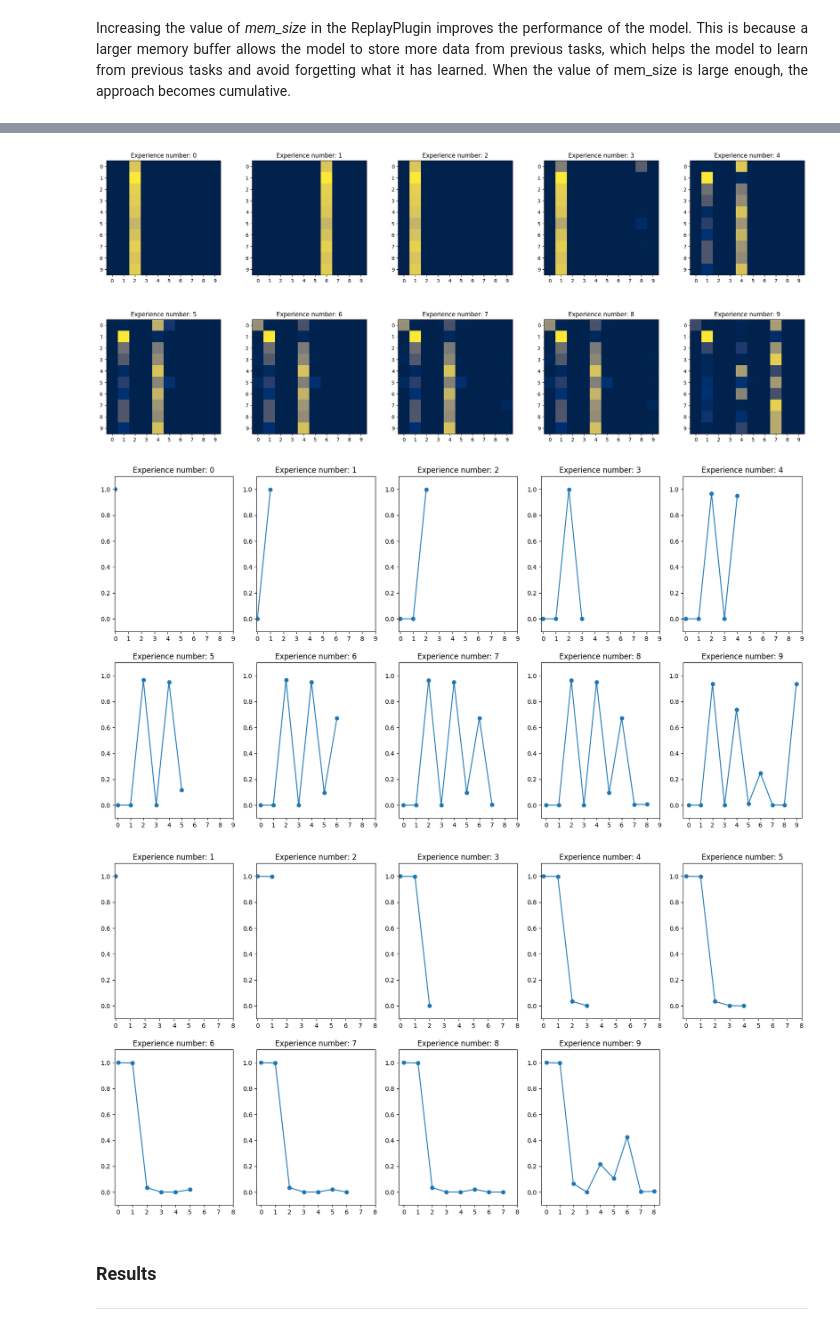
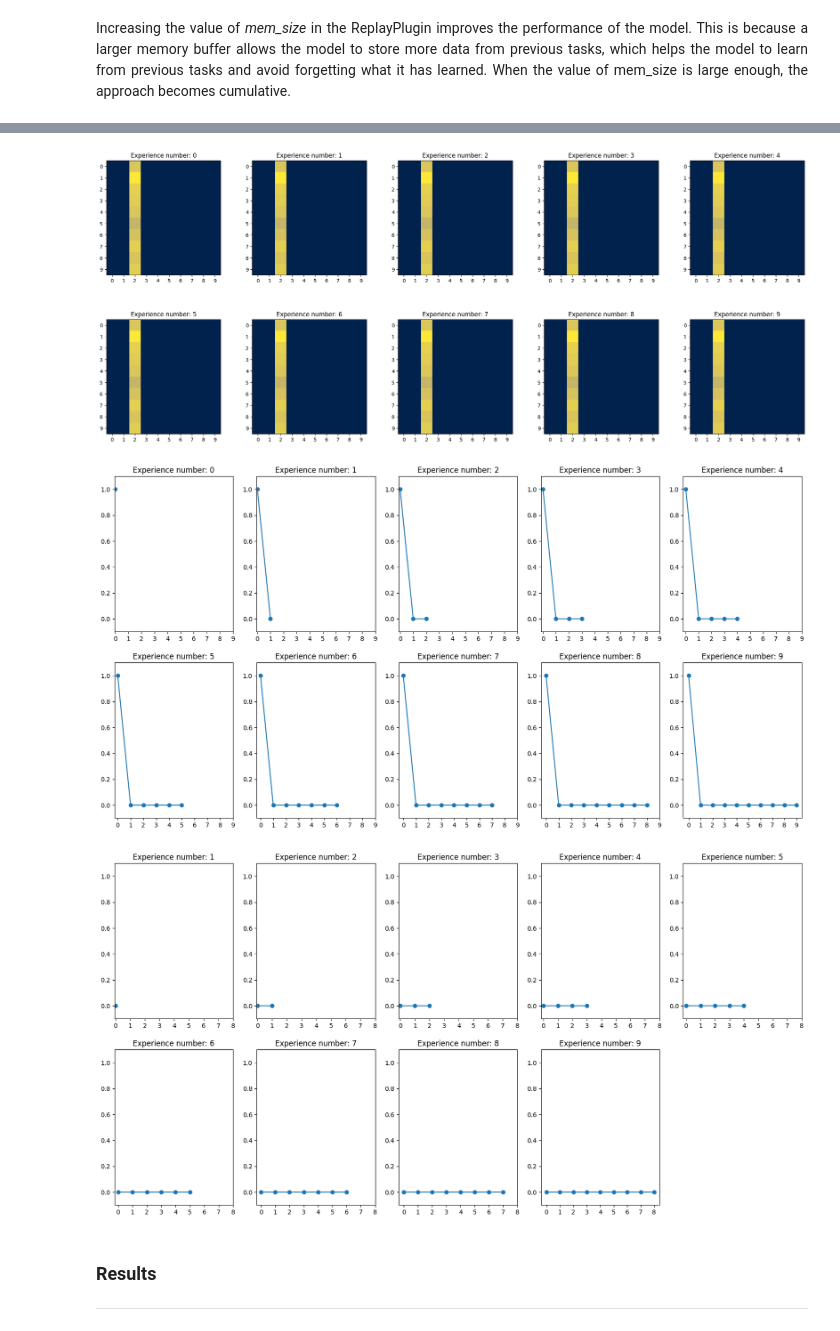
Before and after one commit to matttulio/ContinualLearningProject, a Jupyter notebook: deeplearning.ipynb, the cells around one changed output, grey strips where cells are left out. Drawn from its saved outputs; the diff is of its cells as text; code cells hidden in the pictures.

```diff
--- a/deeplearning.ipynb
+++ b/deeplearning.ipynb
@@ -1302,18 +1286,3 @@ plt.savefig(f"{images_dir}/NC_RA_FORG. pdf", format = "pdf")
 plt.show()
 # %% [output]
 [figure]
-# %%
-exp_forgetting_keys = [n for n in keys if n[:-1] == 'ExperienceForgetting/eval_phase/test_stream/Task000/Exp00']
-
-i = 0
-for r in results:
-    print("Experience ", i)
-    print("\n")
-
-    forg = [r[key] for key in acc_keys]
-    print("ExperienceForgetting:", forg)
-    print("StreamForgetting:", r['StreamForgetting/eval_phase/test_stream'])
-    print("\n")
-    print("-----------------------------------------------------------")
-    print("\n")
-    i += 1
@@ -1471,7 +1424,9 @@ from avalanche.training.supervised import CWRStar
 # %%
 %%capture
-# Create a SimpleMLP model with the number of classes in the scenario
+# Create a model with the number of classes in the scenario
 model = MoodyRoosterNET(num_classes = scenario.n_classes)
+
+CWR = CWRStarPlugin(model = model, cwr_layer_name = 'network.12', freeze_remaining_model = False)
 
 # Define evaluation loggers for different outputs]
 text_logger = TextLogger(open('log.txt', 'w'))  # Log to a text file
@@ -1488,11 +1443,11 @@ eval_plugin = EvaluationPlugin(
 
 
 # Create a Naive continual learning strategy instance
-cl_strategy = CWRStar(
+cl_strategy = SupervisedTemplate(
     model,
-    torch.optim.SGD(model.parameters(), lr = 1e-3, momentum = 0.9),
+    torch.optim.SGD(model.parameters(), lr = 1e-3, momentum = 0.2),
     torch.nn.CrossEntropyLoss(),
-    cwr_layer_name = 'network.12',
+    plugins = [CWR],
     train_mb_size = 100, train_epochs = 5, eval_mb_size = 100,
     evaluator = eval_plugin
 )
@@ -1553,18 +1508,18 @@ Computing accuracy on the whole test set
 # %%
 NC_CWR_cf_matrix = []
 
 fig = plt.figure(figsize = (20,20))
 for i,r in enumerate(results):
   plt.subplot(2, 5, i+1)
   NC_CWR_cf_matrix.append(r['ConfusionMatrix_Stream/eval_phase/test_stream'])
   plt.imshow(r['ConfusionMatrix_Stream/eval_phase/test_stream'], cmap = 'cividis', interpolation = 'none')
   plt.title("Experience number: {}".format(str(i)))
   plt.xticks(list(range(10)))
   plt.yticks(list(range(10)))
   fig.set_facecolor('white')
 
-plt. savefig("NC_CWR_CF. pdf", format = "pdf")
+plt. savefig(f"{images_dir}/NC_CWR_CF.png", format = "png")
 fig.tight_layout(h_pad = -50, w_pad = 5)
 plt.show()
 # %% [output]
-[figure, old version]
+[figure, new version]
@@ -1600,10 +1539,10 @@ for i,r in enumerate(NC_CWR_acc_matrix):
   plt.xticks(list(range(10)))
   fig.set_facecolor('white')
 
-plt. savefig("NC_CWR_ACC. pdf", format = "pdf")
+plt. savefig(f"{images_dir}/NC_CWR_ACC.png", format = "png")
 plt.show()
 # %% [output]
-[figure, old version]
+[figure, new version]
 # %%
 NC_CWR_FORG_matrix = []
 
@@ -1624,10 +1563,10 @@ for i,r in enumerate(NC_CWR_FORG_matrix):
   plt.title("Experience number: {}".format(str(i+1)))
   plt.xticks(list(range(0,9)))
   fig.set_facecolor('white')
-plt.savefig(f"{images_dir}/NC_CWR_FORG. pdf", format = "pdf")
+plt.savefig(f"{images_dir}/NC_CWR_FORG.png", format = "png")
 plt.show()
 # %% [output]
-[figure, old version]
+[figure, new version]
 # %% [markdown]
 ### Results
 ---
```
Also changed, not shown: parts of 73 cells of this notebook.
